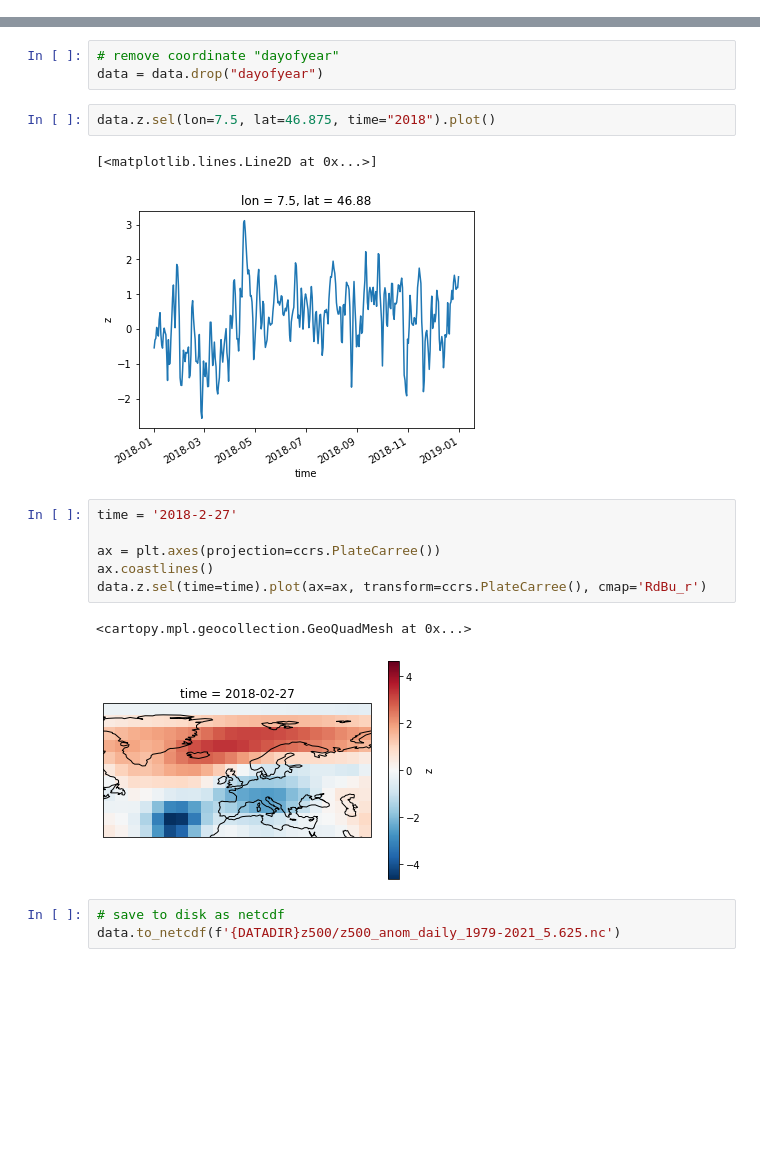
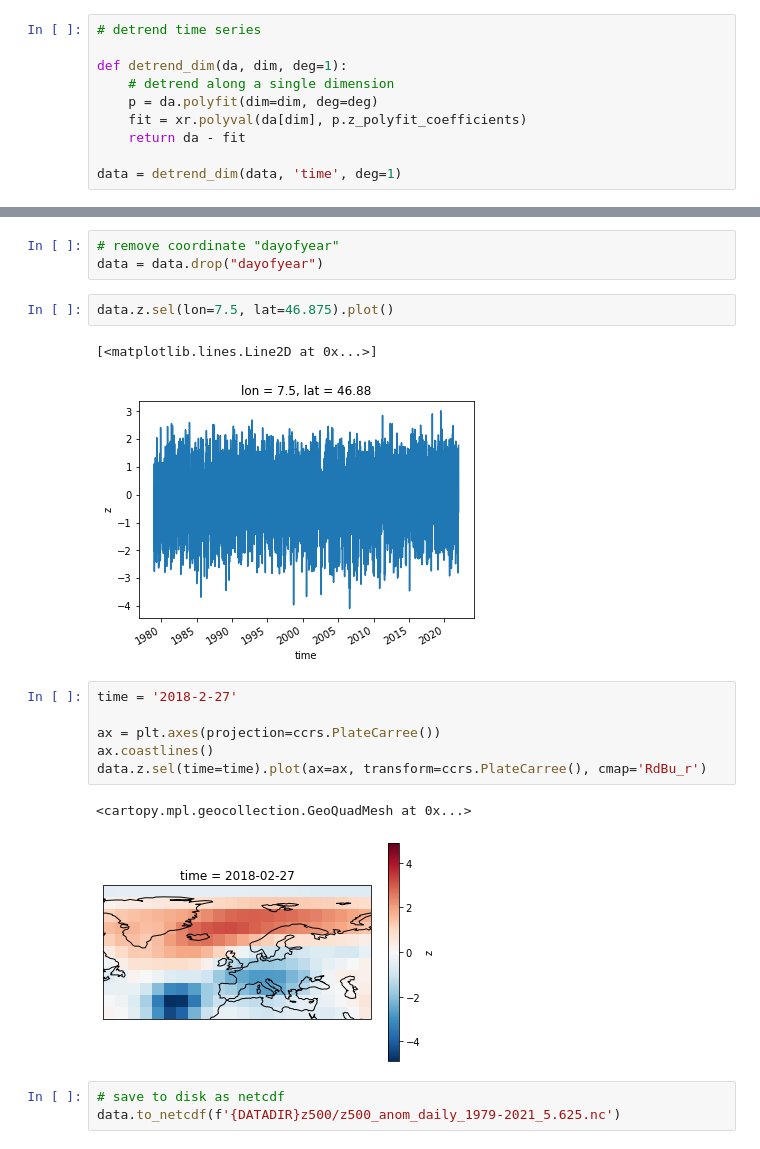
Before and after one commit to steidani/ParetoBoost, a Jupyter notebook: notebooks/00_preprocess_era5.ipynb, the cells around one changed output, grey strips where cells are left out. Saved outputs shown, nothing was run; the diff lists cells and outputs as text; blank space fills up the shorter version.

```diff
--- a/notebooks/00_preprocess_era5.ipynb
+++ b/notebooks/00_preprocess_era5.ipynb
@@ -70,3 +68,13 @@ data.z.sel(lon=7.5, lat=46.875, time="2018").plot()
+# %%
+# detrend time series
+
+def detrend_dim(da, dim, deg=1):
+    # detrend along a single dimension
+    p = da.polyfit(dim=dim, deg=deg)
+    fit = xr.polyval(da[dim], p.z_polyfit_coefficients)
+    return da - fit
+
+data = detrend_dim(data, 'time', deg=1)
 # %%
 # running window
 window = 31
@@ -105,10 +113,10 @@ data = xr.apply_ufunc(
 # remove coordinate "dayofyear"
 data = data.drop("dayofyear")
 # %%
-data.z.sel(lon=7.5, lat=46.875, time="2018").plot()
+data.z.sel(lon=7.5, lat=46.875).plot()
 # %% [output]
 [<matplotlib.lines.Line2D at 0x...>]
-[figure, old version]
+[figure, new version]
 # %%
 time = '2018-2-27'
 
@@ -117,7 +125,7 @@ ax.coastlines()
 data.z.sel(time=time).plot(ax=ax, transform=ccrs.PlateCarree(), cmap='RdBu_r')
 # %% [output]
 <cartopy.mpl.geocollection.GeoQuadMesh at 0x...>
-[figure, old version]
+[figure, new version]
 # %%
 # save to disk as netcdf
 data.to_netcdf(f'{DATADIR}z500/z500_anom_daily_1979-2021_5.625.nc')
```
Also changed, not shown: parts of 19 cells of this notebook, 1 other file.
